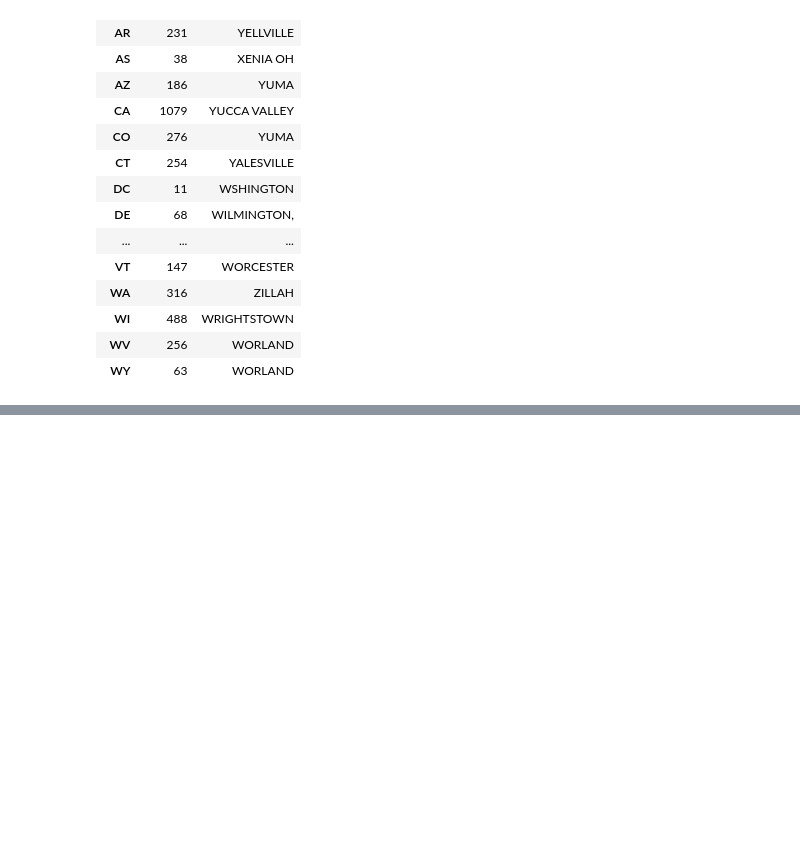
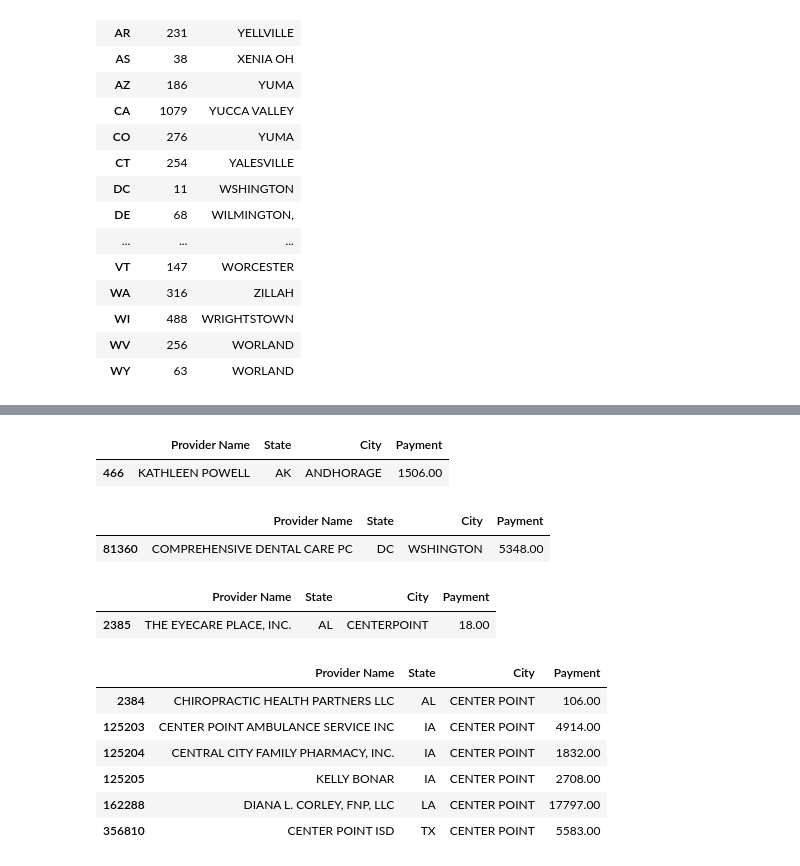
Before and after one commit to Axirts/team_dolphin_grey, a Jupyter notebook: code/data_cleaning_eda.ipynb, the cells around one changed output, grey strips where cells are left out. Drawn from its saved outputs; the diff is of its cells as text; code cells hidden in the pictures; blank space fills up the shorter version.

```diff
--- a/code/data_cleaning_eda.ipynb
+++ b/code/data_cleaning_eda.ipynb
@@ -111,0 +166,25 @@ hhs.groupby(by='State').agg({'City': ['nunique', 'max']})
+# %%
+hhs[hhs['City']=='ANDHORAGE']
+# %% [output]
+|  | Provider Name | State | City | Payment |
+| 466 | KATHLEEN POWELL | AK | ANDHORAGE | 1506.00 |
+# %%
+hhs[hhs['City']=='WSHINGTON']
+# %% [output]
+|  | Provider Name | State | City | Payment |
+| 81360 | COMPREHENSIVE DENTAL CARE PC | DC | WSHINGTON | 5348.00 |
+# %%
+hhs[hhs['City']=='CENTERPOINT']
+# %% [output]
+|  | Provider Name | State | City | Payment |
+| 2385 | THE EYECARE PLACE, INC. | AL | CENTERPOINT | 18.00 |
+# %%
+hhs[hhs['City']=='CENTER POINT']
+# %% [output]
+|  | Provider Name | State | City | Payment |
+| 2384 | CHIROPRACTIC HEALTH PARTNERS LLC | AL | CENTER POINT | 106.00 |
+| 125203 | CENTER POINT AMBULANCE SERVICE INC | IA | CENTER POINT | 4914.00 |
+| 125204 | CENTRAL CITY FAMILY PHARMACY, INC. | IA | CENTER POINT | 1832.00 |
+| 125205 | KELLY BONAR | IA | CENTER POINT | 2708.00 |
+| 162288 | DIANA L. CORLEY, FNP, LLC | LA | CENTER POINT | 17797.00 |
+| 356810 | CENTER POINT ISD | TX | CENTER POINT | 5583.00 |
```
Also changed, not shown: parts of 21 cells of this notebook.
